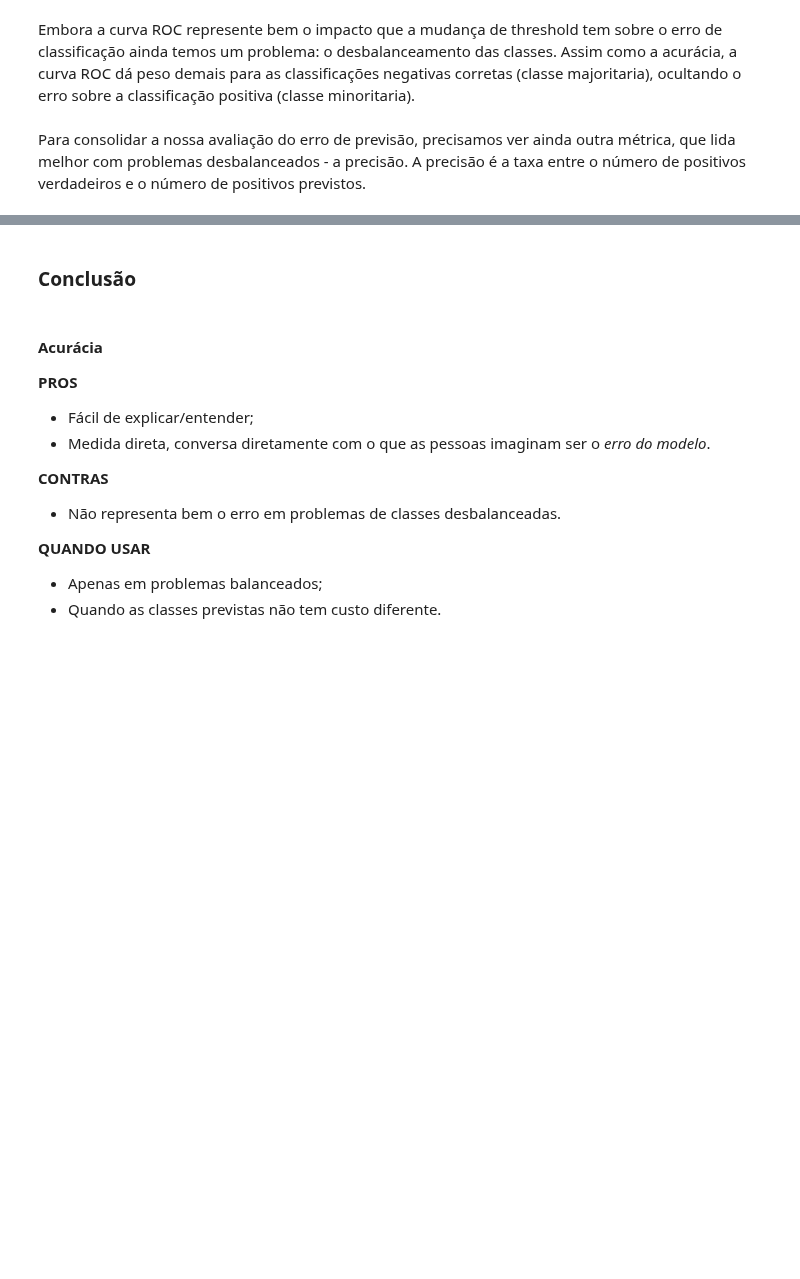
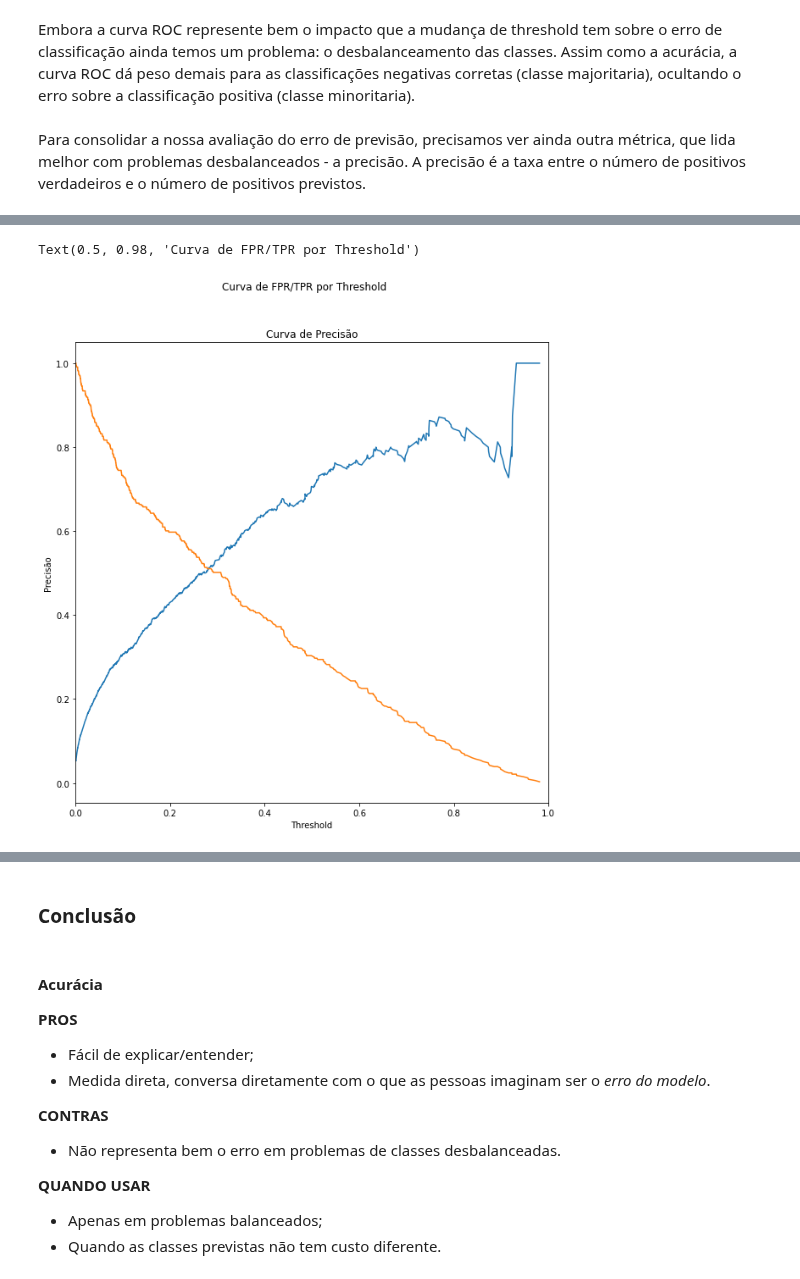
Before and after one commit to pedroteche-ih/64_PT_NOV202111, a Jupyter notebook: aulas/64 DA PT NOV-2021 Aula 20220329 Regressão Logistica.ipynb, the cells around one changed output, grey strips where cells are left out. Saved outputs shown, nothing was run; the diff lists cells and outputs as text; code cells hidden in the pictures; blank space fills up the shorter version.

```diff
--- a/aulas/64 DA PT NOV-2021 Aula 20220329 Regressão Logistica.ipynb
+++ b/aulas/64 DA PT NOV-2021 Aula 20220329 Regressão Logistica.ipynb
@@ -217,3 +348,15 @@ fig.suptitle('Curva de FPR/TPR por Threshold')
+# %%
+fig, ax = plt.subplots(figsize = (10, 10))
+ax.plot(thresh, prc[:-1])
+ax.plot(thresh, rec[:-1])
+ax.set_title('Curva de Precisão')
+ax.set_xlim([0, 1])
+ax.set_xlabel('Threshold')
+ax.set_ylabel('Precisão')
+fig.suptitle('Curva de FPR/TPR por Threshold')
+# %% [output]
+Text(0.5, 0.98, 'Curva de FPR/TPR por Threshold')
+[figure, added]
 # %%
 fig, ax = plt.subplots(figsize = (10, 10))
 ax.plot(rec, prc)
```
Also changed, not shown: parts of 70 cells of this notebook, 2 other files.
